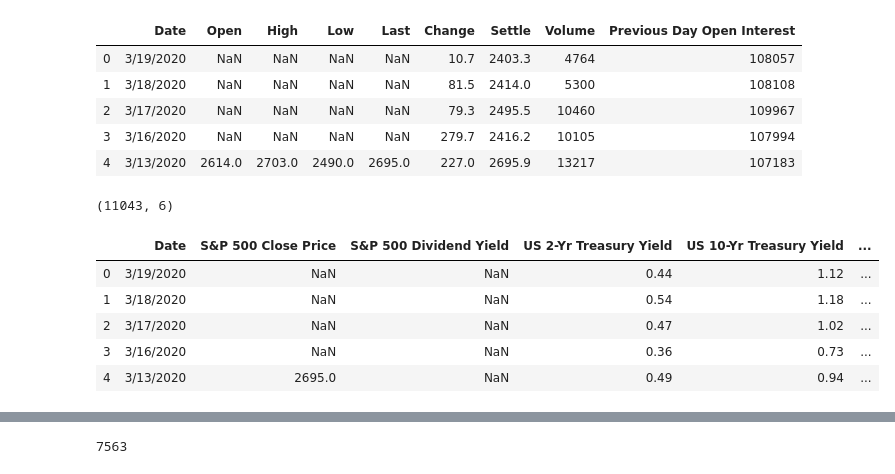
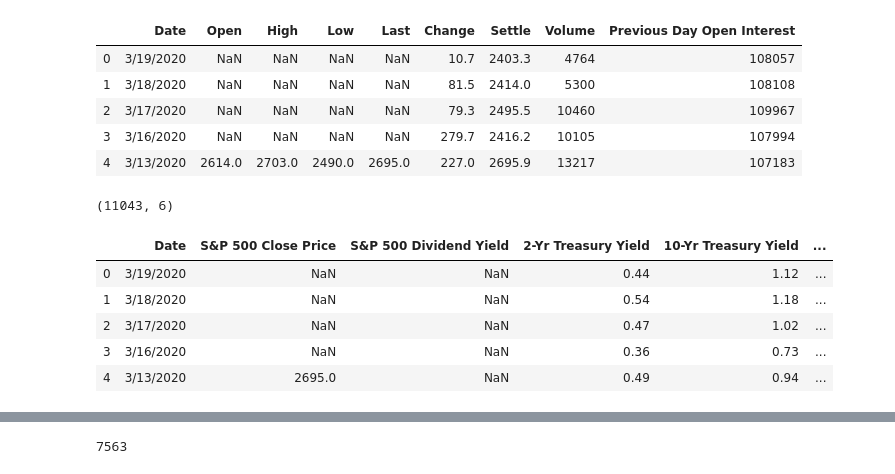
Before and after one commit to benji0815/Economic-Downturn-Data-Analysis, a Jupyter notebook: dev/gary/S&P5001M_DivYield_Treas10Yr.ipynb, the cells around one changed output, grey strips where cells are left out. Saved outputs shown, nothing was run; the diff lists cells and outputs as text; code cells hidden in the pictures.

```diff
--- a/dev/gary/S&P5001M_DivYield_Treas10Yr.ipynb
+++ b/dev/gary/S&P5001M_DivYield_Treas10Yr.ipynb
@@ -42,24 +42,24 @@ sp_500_1m_futures_df.head(5)
 # %%
 #Merge the Data using Outer method
 
 sp_500_futures_vs_div_df = pd.merge(sp_500_1m_futures, sp_500_div_yield_month, on="Date", how="outer")
 sp_500_futures_vs_div_df = pd.merge(sp_500_futures_vs_div_df, us_yield_curve_df, on="Date", how="outer")
 
 
 sp_500_futures_vs_div_df = pd.DataFrame({
     "Date": sp_500_futures_vs_div_df["Date"],
     "S&P 500 Close Price": sp_500_futures_vs_div_df["Last"],
     "S&P 500 Dividend Yield": sp_500_futures_vs_div_df["Value"],
-    "US 2-Yr Treasury Yield": sp_500_futures_vs_div_df["2 YR"],
-    "US 10-Yr Treasury Yield": sp_500_futures_vs_div_df["10 YR"],
-    "US 10Yr - 2Yr Treasury Yield": sp_500_futures_vs_div_df["10 YR"] - sp_500_futures_vs_div_df["2 YR"]
+    "2-Yr Treasury Yield": sp_500_futures_vs_div_df["2 YR"],
+    "10-Yr Treasury Yield": sp_500_futures_vs_div_df["10 YR"],
+    "10Yr - 2Yr Treasury Yield": sp_500_futures_vs_div_df["10 YR"] - sp_500_futures_vs_div_df["2 YR"]
 })
 
 print(sp_500_futures_vs_div_df.shape)
 sp_500_futures_vs_div_df.head(5)
 # %% [output]
 (11043, 6)
-|  | Date | S&P 500 Close Price | S&P 500 Dividend Yield | US 2-Yr Treasury Yield | US 10-Yr Treasury Yield | ... |
+|  | Date | S&P 500 Close Price | S&P 500 Dividend Yield | 2-Yr Treasury Yield | 10-Yr Treasury Yield | ... |
 | 0 | 3/19/2020 | NaN | NaN | 0.44 | 1.12 | ... |
 | 1 | 3/18/2020 | NaN | NaN | 0.54 | 1.18 | ... |
 | 2 | 3/17/2020 | NaN | NaN | 0.47 | 1.02 | ... |
```
Also changed, not shown: parts of 53 cells of this notebook, 14 other files.
